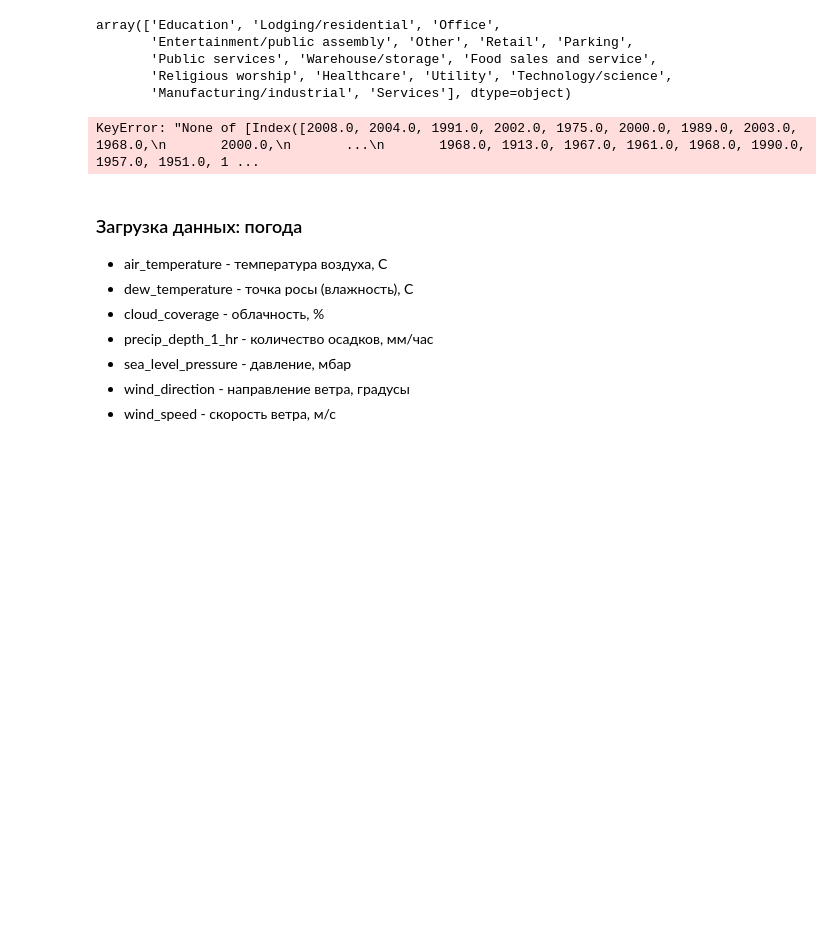
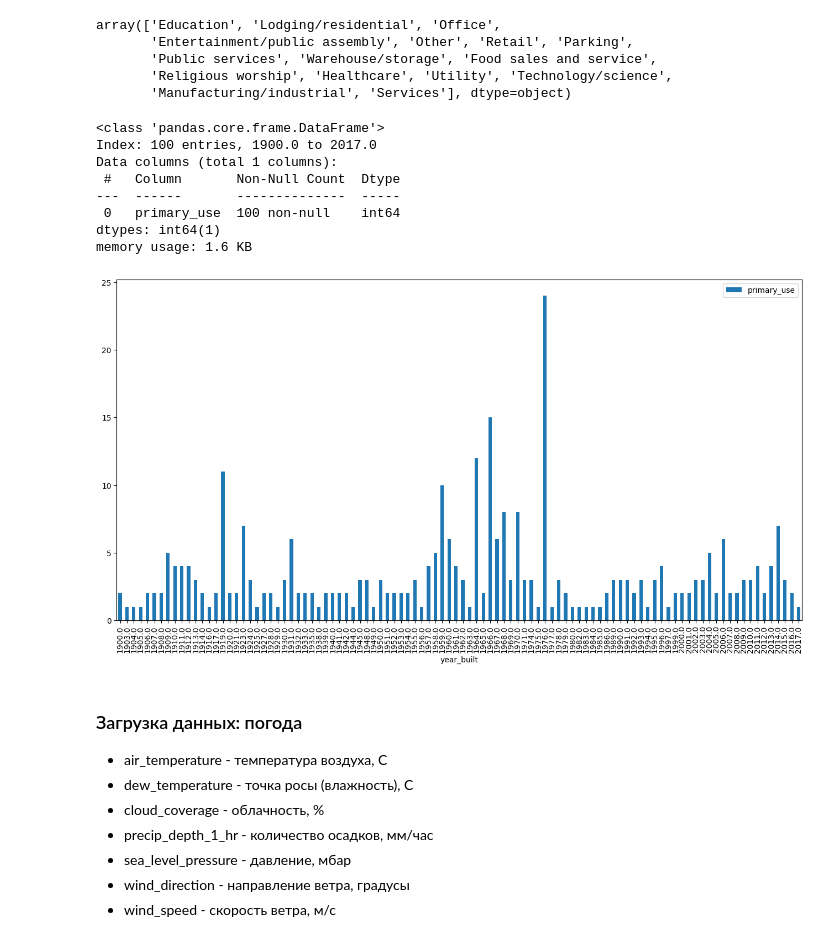
Before and after one commit to gansiorag/examples_problem_solving_kaggl, a Jupyter notebook: mashin_learning_and_kaggle/jupiter_bilder/18 Процесс ETL.ipynb, the cells around one changed output. Drawn from its saved outputs; the diff is of its cells as text; code cells hidden in the pictures; blank space fills up the shorter version.

```diff
--- a/mashin_learning_and_kaggle/jupiter_bilder/18 Процесс ETL.ipynb
+++ b/mashin_learning_and_kaggle/jupiter_bilder/18 Процесс ETL.ipynb
@@ -122,10 +138,21 @@ array(['Education', 'Lodging/residential', 'Office',
        'Manufacturing/industrial', 'Services'], dtype=object)
 # %%
 educ = build_year_user[build_year_user['primary_use'] == 'Education']
-educ.head()
-ax = build_year_user.plot.bar(x = educ['year_built'], y =educ['primary_use'])
+educ_group = educ.groupby(['year_built']).count()
+educ_group.info()
 # %% [output]
-KeyError: "None of [Index([2008.0, 2004.0, 1991.0, 2002.0, 1975.0, 2000.0, 1989.0, 2003.0, 1968.0,\n       2000.0,\n       ...\n       1968.0, 1913.0, 1967.0, 1961.0, 1968.0, 1990.0, 1957.0, 1951.0, 1 ...
+<class 'pandas.core.frame.DataFrame'>
+Index: 100 entries, 1900.0 to 2017.0
+Data columns (total 1 columns):
+ #   Column       Non-Null Count  Dtype
+---  ------       --------------  -----
+ 0   primary_use  100 non-null    int64
+dtypes: int64(1)
+memory usage: 1.6 KB
+# %%
+ax = educ_group.plot.bar()
+# %% [output]
+[figure, added]
 # %% [markdown]
 ### Загрузка данных: погода
 * air_temperature - температура воздуха, С
```
Also changed, not shown: parts of 11 cells of this notebook, 1 other file.
